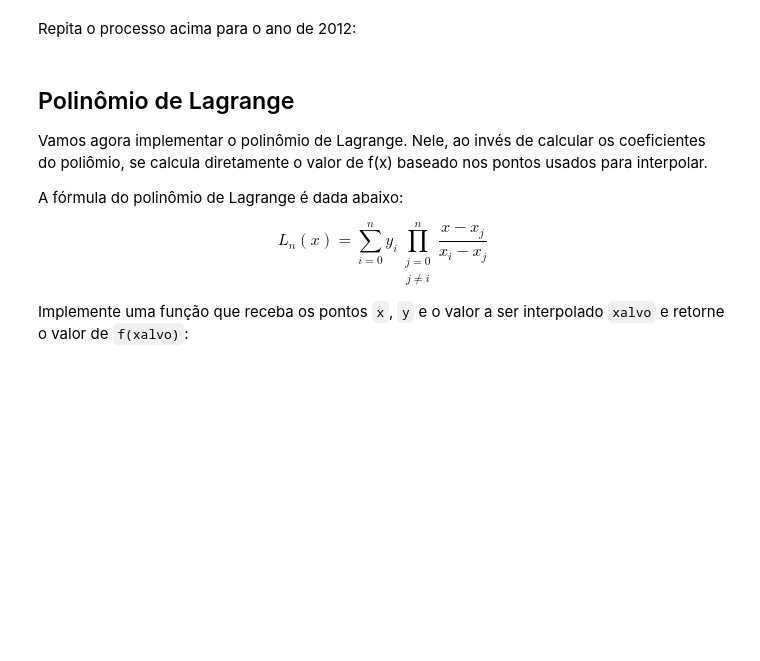
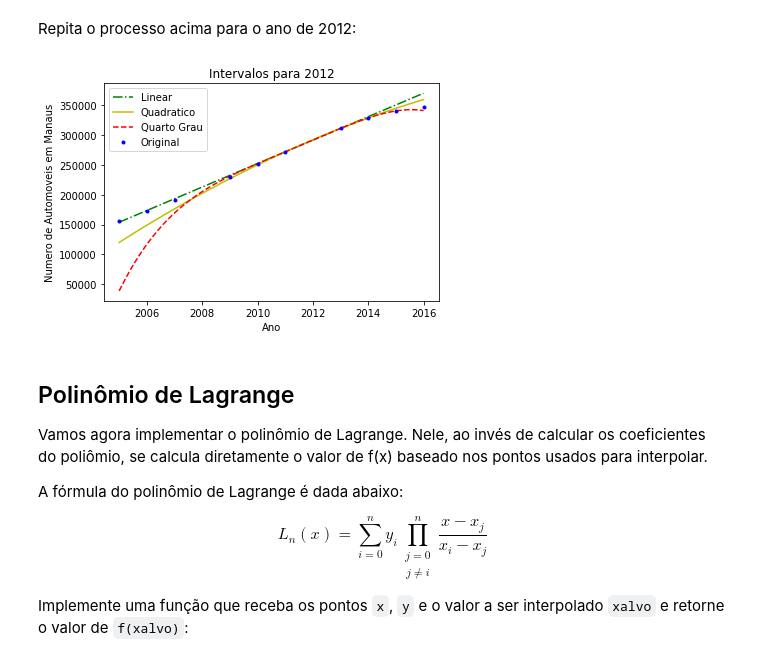
Before and after one commit to nabsonp/ComputacaoNumerica, a Jupyter notebook: Aula 15 - Laboratório de Interpolação.ipynb, the cells around one changed output. Saved outputs shown, nothing was run; the diff lists cells and outputs as text; code cells hidden in the pictures; blank space fills up the shorter version.

```diff
--- a/Aula 15 - Laboratório de Interpolação.ipynb
+++ b/Aula 15 - Laboratório de Interpolação.ipynb
@@ -119,5 +127,40 @@ IndexError: too many indices for array
 # %% [markdown]
 Repita o processo acima para o ano de 2012:
+# %%
+x08_1,y08_1 = escolheIntervalo(xauto,yauto,2012,2)
+x08_2,y08_2 = escolheIntervalo(xauto,yauto,2012,3)
+x08_4,y08_4 = escolheIntervalo(xauto,yauto,2012,5)
+
+c08_1 = interpoli(x08_1,y08_1)
+c08_2 = interpoli(x08_2,y08_2)
+c08_4 = interpoli(x08_4,y08_4)
+
+xplot = np.linspace(2005,2016,500)
+
+yp08_1 = np.zeros(len(xplot))
+for i in range(len(xplot)):
+    yp08_1[i] = resolvePoli(c08_1,xplot[i])
+
+yp08_2 = np.zeros(len(xplot))
+for i in range(len(xplot)):
+    yp08_2[i] = resolvePoli(c08_2,xplot[i])
+
+yp08_4 = np.zeros(len(xplot))
+for i in range(len(xplot)):
+    yp08_4[i] = resolvePoli(c08_4,xplot[i])
+
+
+plt.plot(xplot,yp08_1,'g-.',label='Linear')
+plt.plot(xplot,yp08_2,'y-',label='Quadratico')
+plt.plot(xplot,yp08_4,'r--',label='Quarto Grau')
+plt.plot(xauto,yauto,'b.',label='Original')
+plt.ylabel('Numero de Automoveis em Manaus')
+plt.xlabel('Ano')
+plt.legend(loc='upper left')
+plt.title("Intervalos para 2012")
+plt.show()
+# %% [output]
+[figure, added]
 # %% [markdown]
 ## Polinômio de Lagrange ##
 
```
Also changed, not shown: parts of 9 cells of this notebook.
